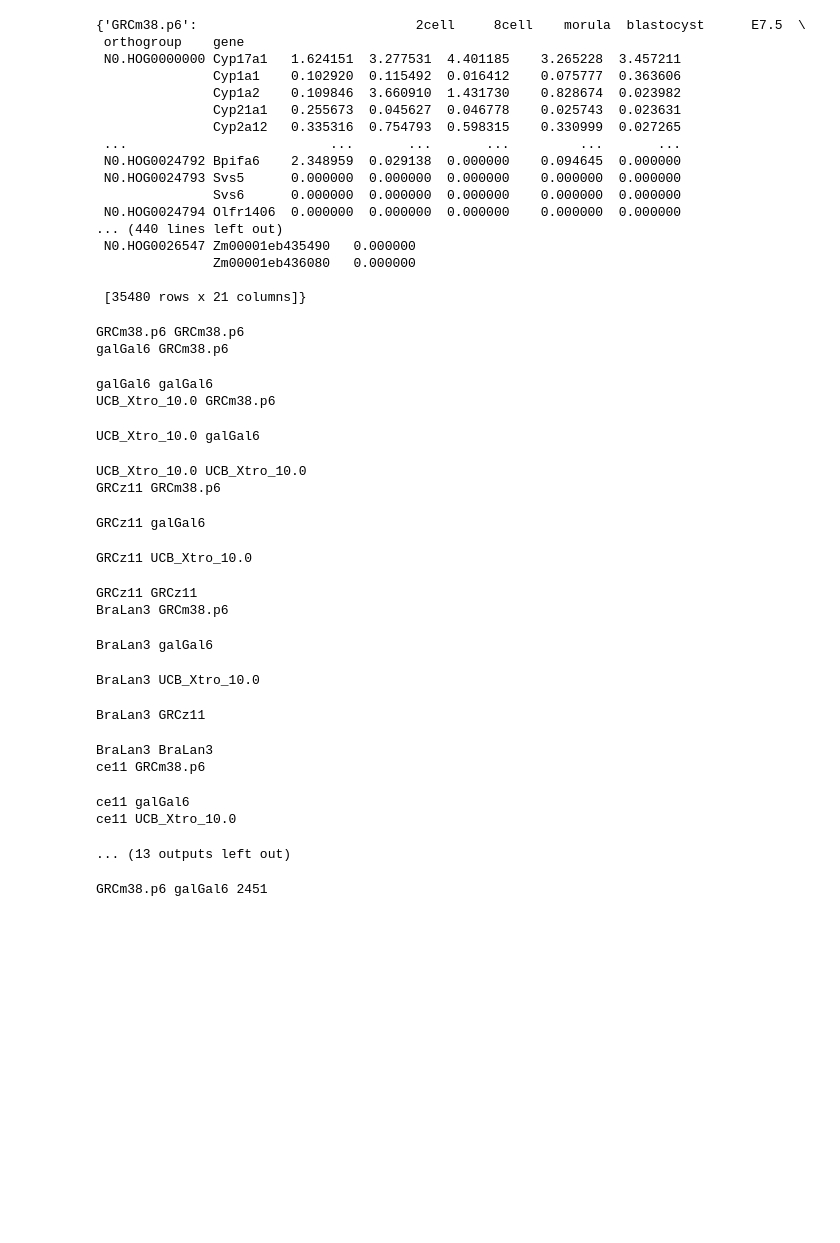
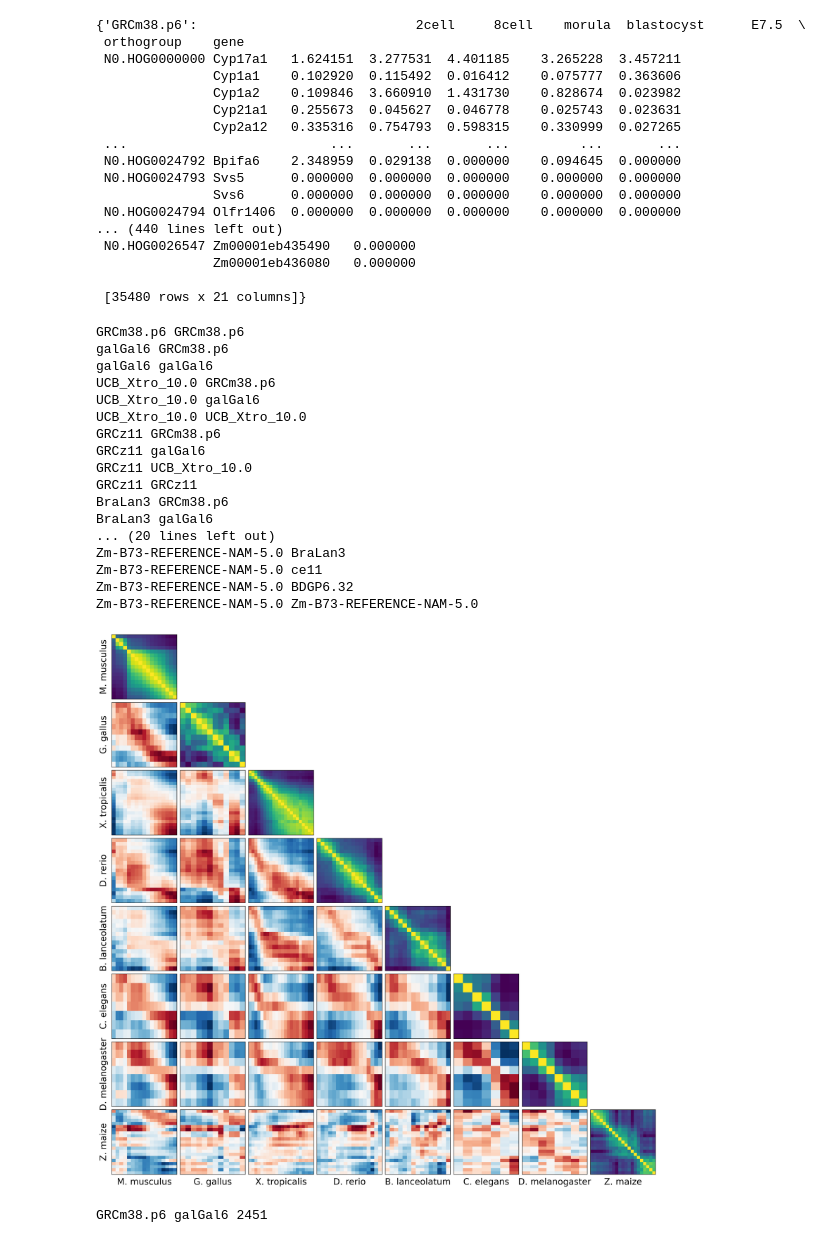
Before and after one commit to vanheeringen-lab/phylotypic_hourglass, a Jupyter notebook: notebooks/real_data_new.ipynb, the cells around one changed output. Drawn from its saved outputs; the diff is of its cells as text; code cells hidden in the pictures; blank space fills up the shorter version.

```diff
--- a/notebooks/real_data_new.ipynb
+++ b/notebooks/real_data_new.ipynb
@@ -310,11 +308,11 @@ for assembly_1_i, assembly_1 in enumerate(assembly2species.keys()):
             # Take mean of all orthogroups
             shared_orthogroups = list(set(orthos_X).intersection(set(orthos_Y)))
 
-            # Take only one-to-one orthologs
-            shared_orthogroups = list(set(orthos_X[~orthos_X.duplicated(keep=False)]).intersection(set(orthos_Y[~orthos_Y.duplicated(keep=False)])))
+#             # Take only one-to-one orthologs
+#             shared_orthogroups = list(set(orthos_X[~orthos_X.duplicated(keep=False)]).intersection(set(orthos_Y[~orthos_Y.duplicated(keep=False)])))
 
-            # Take all orthogroups minus the one-to-one orthologs
-            shared_orthogroups = list(set(orthos_X[orthos_X.duplicated(keep=False)]).intersection(set(orthos_Y[orthos_Y.duplicated(keep=False)])))
+#             # Take all orthogroups minus the one-to-one orthologs
+#             shared_orthogroups = list(set(orthos_X[orthos_X.duplicated(keep=False)]).intersection(set(orthos_Y[orthos_Y.duplicated(keep=False)])))
 
             # keep only the selected orthogroups
             df_X = df_X.loc[shared_orthogroups].groupby(level=0).mean()
@@ -323,57 +321,55 @@ for assembly_1_i, assembly_1 in enumerate(assembly2species.keys()):
             df_X = qnorm.quantile_normalize(df_X)
             df_Y = qnorm.quantile_normalize(df_Y)
 
 #             print(df_X.mean(axis=1))
 
 #         df_X = qnorm.quantile_normalize(df_X)
 #         df_Y = qnorm.quantile_normalize(df_Y)
 #         df_X.values[:] = df_X.sample(frac=1)
 #         df_Y.values[:] = df_Y.sample(frac=1)
 
 #         df_X.values[:] = sklearn.preprocessing.minmax_scale(df_X, axis=1)
 #         df_Y.values[:] = sklearn.preprocessing.minmax_scale(df_Y, axis=1)
 
-#         df_X = df_X[df_X.columns[:len(df_X.columns) // 3]]
-#         df_Y = df_Y[df_Y.columns[:len(df_Y.columns) // 3]]
+#         df_X = df_X[df_X.columns[:len(df_X.columns) // 2]]
+#         df_Y = df_Y[df_Y.columns[:len(df_Y.columns) // 2]]
 
-#         df_X.values[:] = sklearn.preprocessing.minmax_scale(df_X, axis=1)
-#         df_Y.values[:] = sklearn.preprocessing.minmax_scale(df_Y, axis=1)
+        df_X.values[:] = sklearn.preprocessing.minmax_scale(df_X, axis=1)
+        df_Y.values[:] = sklearn.preprocessing.minmax_scale(df_Y, axis=1)
 
-
-#         corr_matrix = pairwise_spearman(df_X, df_Y)
-        corr_matrix = pairwise_jensen_shannon(df_X, df_Y)
+        corr_matrix = pairwise_pearson(df_X, df_Y)
+#         corr_matrix = pairwise_jensen_shannon(df_X, df_Y)
 
         if assembly_2_i == assembly_1_i:
             ax.imshow(corr_matrix, origin='upper', cmap="viridis", interpolation='None', aspect="auto")#, vmin=0, vmax=1)
         else:
             ax.imshow(corr_matrix, origin='upper', cmap="RdBu_r", interpolation='None', aspect="auto")#, vmin=0, vmax=1)
 
         ax.set_xticks([])
         ax.set_yticks([])
         if assembly_2_i == 0:
             ax.set_ylabel(assembly2species[assembly_1], fontsize=18)
         if assembly_1_i == len(assembly2species.keys()) - 1:
             ax.set_xlabel(assembly2species[assembly_2], fontsize=18)
 # %% [output]
 GRCm38.p6 GRCm38.p6
 galGal6 GRCm38.p6
+galGal6 galGal6
+UCB_Xtro_10.0 GRCm38.p6
+UCB_Xtro_10.0 galGal6
+UCB_Xtro_10.0 UCB_Xtro_10.0
+GRCz11 GRCm38.p6
+GRCz11 galGal6
+GRCz11 UCB_Xtro_10.0
+GRCz11 GRCz11
+BraLan3 GRCm38.p6
+BraLan3 galGal6
+... (20 lines left out)
+Zm-B73-REFERENCE-NAM-5.0 BraLan3
+Zm-B73-REFERENCE-NAM-5.0 ce11
+Zm-B73-REFERENCE-NAM-5.0 BDGP6.32
+Zm-B73-REFERENCE-NAM-5.0 Zm-B73-REFERENCE-NAM-5.0
-galGal6 galGal6
-UCB_Xtro_10.0 GRCm38.p6
-UCB_Xtro_10.0 galGal6
-UCB_Xtro_10.0 UCB_Xtro_10.0
-GRCz11 GRCm38.p6
-GRCz11 galGal6
-GRCz11 UCB_Xtro_10.0
-GRCz11 GRCz11
-BraLan3 GRCm38.p6
-BraLan3 galGal6
-BraLan3 UCB_Xtro_10.0
-BraLan3 GRCz11
-BraLan3 BraLan3
-ce11 GRCm38.p6
-ce11 galGal6
-ce11 UCB_Xtro_10.0
-... (13 outputs left out)
+[figure, added]
 # %%
 fig, axes = plt.subplots(figsize=(15, 10), nrows=len(assembly2species.keys()), ncols=len(assembly2species.keys()), dpi=300, sharey=True, sharex="col")
 # plt.subplots_adjust(left=None, bottom=None, right=None, top=None, wspace=0.05, hspace=0.05)
```
Also changed, not shown: parts of 3 cells of this notebook, 27 other files.
